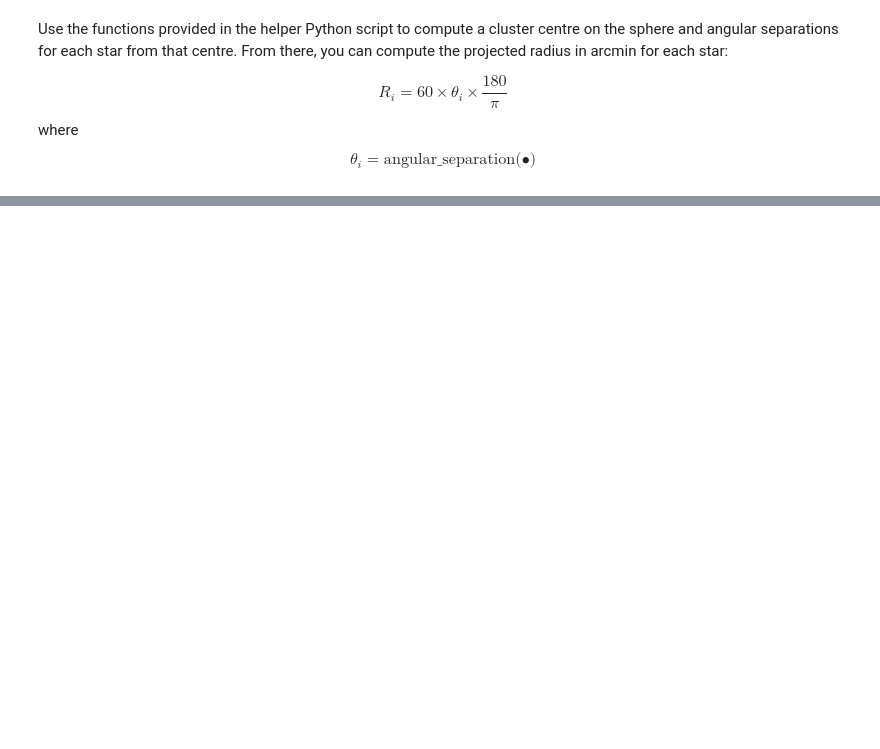
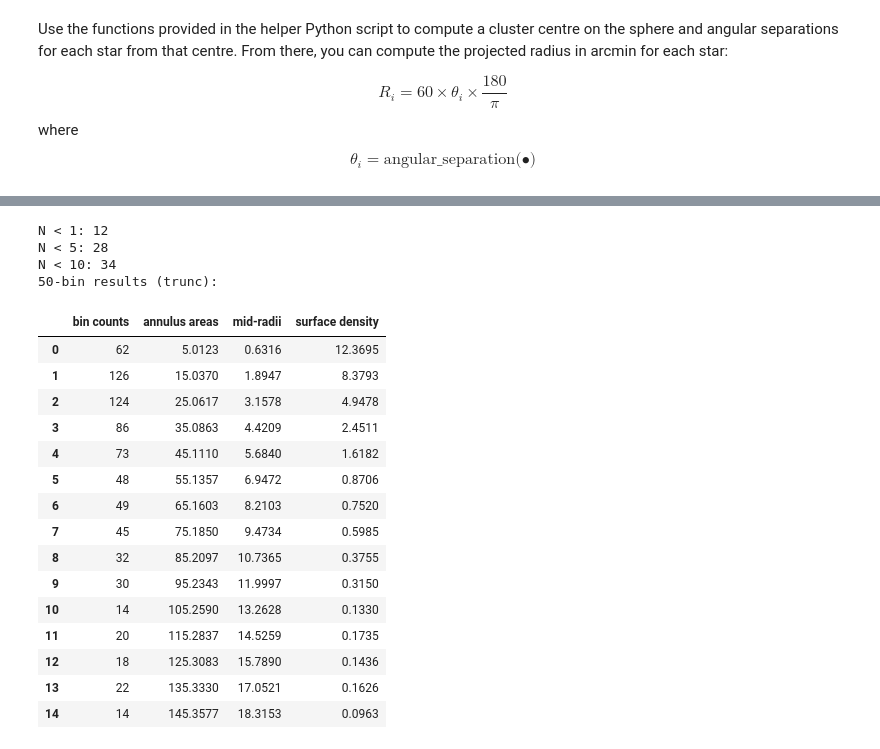
Before and after one commit to lea-y01/phys_stats, a Jupyter notebook: assignments/assignment_2/assignment2_V1.ipynb, the cells around one changed output, grey strips where cells are left out. Saved outputs shown, nothing was run; the diff lists cells and outputs as text; code cells hidden in the pictures; blank space fills up the shorter version.

```diff
--- a/assignments/assignment_2/assignment2_V1.ipynb
+++ b/assignments/assignment_2/assignment2_V1.ipynb
@@ -222,0 +425,25 @@ It seems that the cluster is generally pretty uniformly distributed in structure
+# %%
+binning_50, _, __ = count_stars_annulus(bin_array_50, my_cluster)
+print('50-bin results (trunc):')
+binning_50.head(15)
+# %% [output]
+N < 1: 12
+N < 5: 28
+N < 10: 34
+50-bin results (trunc):
+|  | bin counts | annulus areas | mid-radii | surface density |
+| 0 | 62 | 5.0123 | 0.6316 | 12.3695 |
+| 1 | 126 | 15.0370 | 1.8947 | 8.3793 |
+| 2 | 124 | 25.0617 | 3.1578 | 4.9478 |
+| 3 | 86 | 35.0863 | 4.4209 | 2.4511 |
+| 4 | 73 | 45.1110 | 5.6840 | 1.6182 |
+| 5 | 48 | 55.1357 | 6.9472 | 0.8706 |
+| 6 | 49 | 65.1603 | 8.2103 | 0.7520 |
+| 7 | 45 | 75.1850 | 9.4734 | 0.5985 |
+| 8 | 32 | 85.2097 | 10.7365 | 0.3755 |
+| 9 | 30 | 95.2343 | 11.9997 | 0.3150 |
+| 10 | 14 | 105.2590 | 13.2628 | 0.1330 |
+| 11 | 20 | 115.2837 | 14.5259 | 0.1735 |
+| 12 | 18 | 125.3083 | 15.7890 | 0.1436 |
+| 13 | 22 | 135.3330 | 17.0521 | 0.1626 |
+| 14 | 14 | 145.3577 | 18.3153 | 0.0963 |
```
Also changed, not shown: parts of 29 cells of this notebook, 1 other file.
